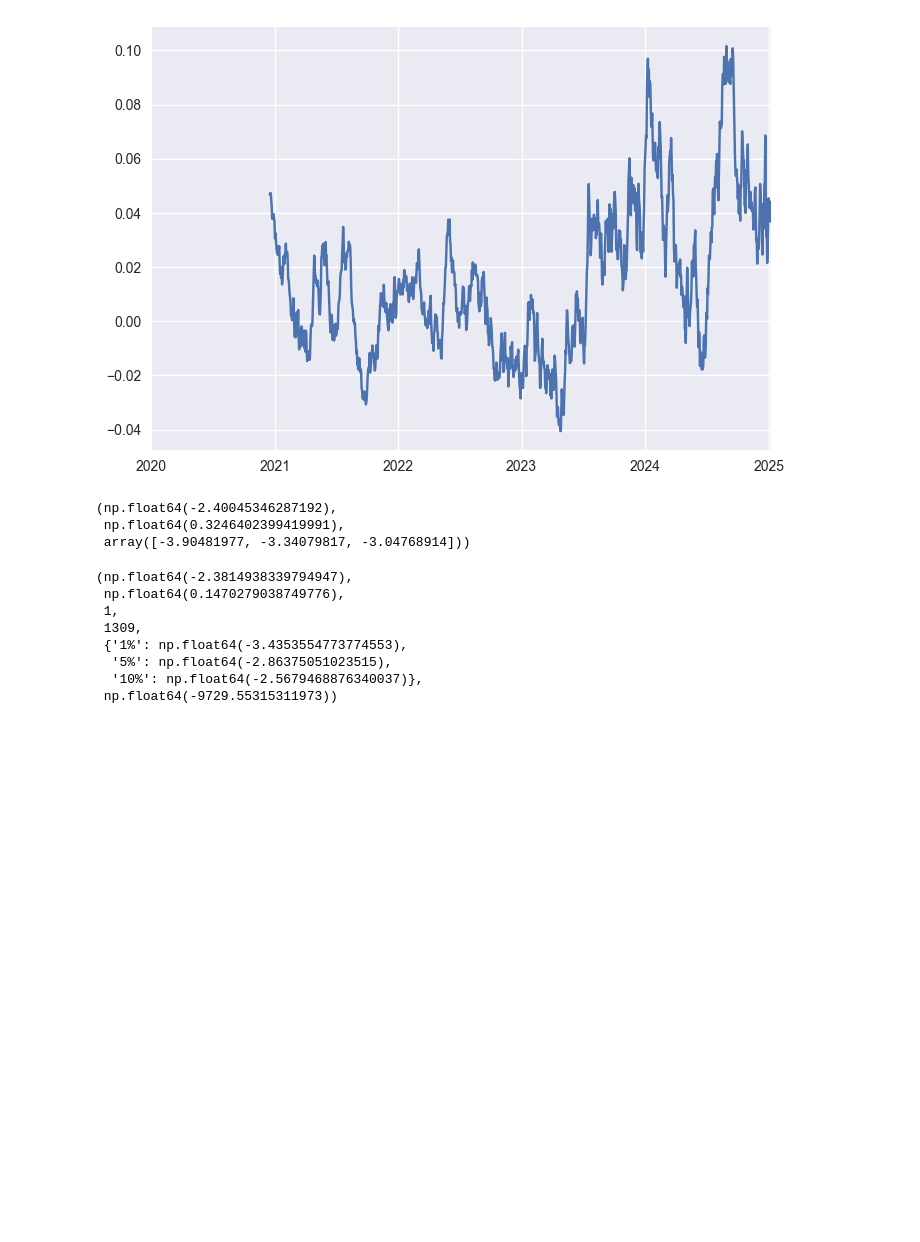
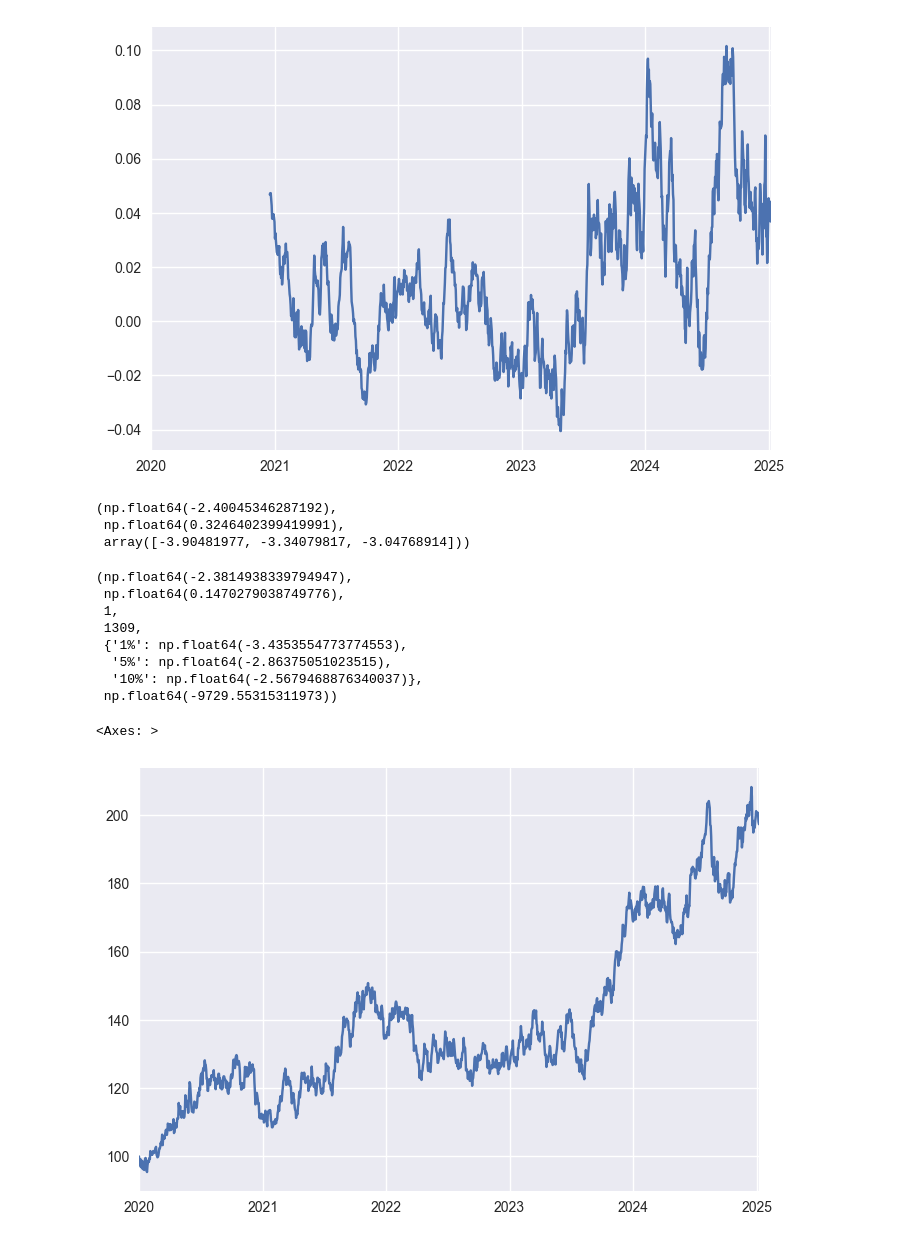
Before and after one commit to wqwphoon/stat_arb, a Jupyter notebook: notebooks/scraps.ipynb, the cells around one changed output. Cells and saved outputs as stored; diff of their text form; code cells hidden in the pictures; blank space fills up the shorter version.

```diff
--- a/notebooks/scraps.ipynb
+++ b/notebooks/scraps.ipynb
@@ -106,3 +106,19 @@ adfuller(ols.resid)
   '5%': np.float64(-2.86375051023515),
   '10%': np.float64(-2.5679468876340037)},
  np.float64(-9729.55315311973))
+# %%
+from stat_arb.model.bivariate_engle_granger import BivariateEngleGranger
+from stat_arb.model.data.data_handler_enum import DataHandlerEnum
+import plotly.express as px
+
+ticker_a = "^SPX"
+ticker_b = "AMZN"
+start = dt.date(2020, 1, 1)
+end = dt.date(2025, 1, 8)
+live = dt.date(2025, 1, 6)
+source = DataHandlerEnum.SIMULATED
+model = BivariateEngleGranger(ticker_a, ticker_b, start, end, live, source)
+ts = model.get_data()["^SPX"]
+# %% [output]
+<Axes: >
+[figure, added]
```
Also changed, not shown: parts of 1 cell of this notebook, 5 other files.
